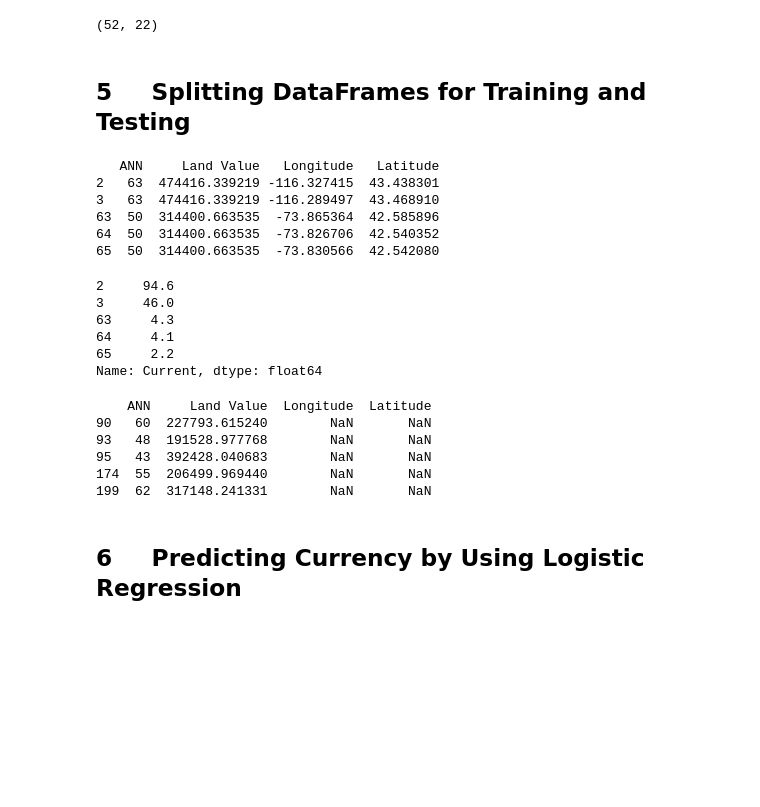
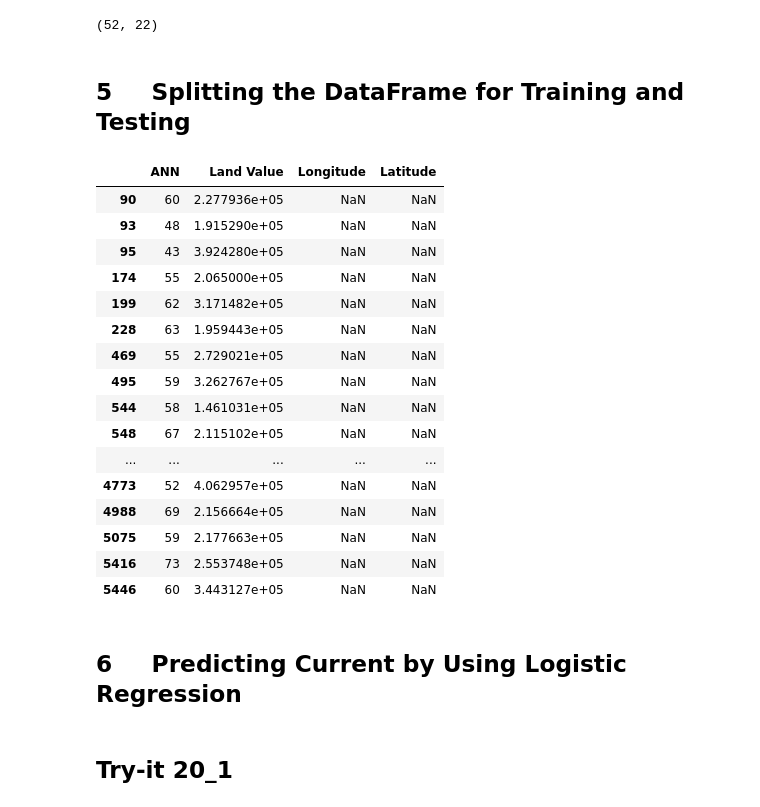
Before and after one commit to Nathan-Oyama-Personal/berkeley-ai, a Jupyter notebook: module20/eda.ipynb, the cells around one changed output. Saved outputs shown, nothing was run; the diff lists cells and outputs as text; code cells hidden in the pictures; blank space fills up the shorter version.

```diff
--- a/module20/eda.ipynb
+++ b/module20/eda.ipynb
@@ -412,5 +439,5 @@ print(df_solar.query('Current.isnull()').shape)
 # %% [output]
 (52, 22)
 # %% [markdown]
-## 5 &emsp; Splitting DataFrames for Training and Testing
+## 5 &emsp; Splitting the DataFrame for Training and Testing
 # %%
@@ -424,30 +457,23 @@ df_solar_X_test  \
     = df_solar_ml.query('Current.isnull()' ).drop(['Current'], axis=1)
-# %%
-print(df_solar_X_train.head())
-# %% [output]
-   ANN     Land Value   Longitude   Latitude
-2   63  474416.339219 -116.327415  43.438301
-3   63  474416.339219 -116.289497  43.468910
-63  50  314400.663535  -73.865364  42.585896
-64  50  314400.663535  -73.826706  42.540352
-65  50  314400.663535  -73.830566  42.542080
-# %%
-print(df_solar_y_train.head())
-# %% [output]
-2     94.6
-3     46.0
-63     4.3
-64     4.1
-65     2.2
-Name: Current, dtype: float64
-# %%
-print(df_solar_X_test.head())
-# %% [output]
-    ANN     Land Value  Longitude  Latitude
-90   60  227793.615240        NaN       NaN
-93   48  191528.977768        NaN       NaN
-95   43  392428.040683        NaN       NaN
-174  55  206499.969440        NaN       NaN
-199  62  317148.241331        NaN       NaN
+# %%
+X_predict
+# %% [output]
+|  | ANN | Land Value | Longitude | Latitude |
+| 90 | 60 | 2.277936e+05 | NaN | NaN |
+| 93 | 48 | 1.915290e+05 | NaN | NaN |
+| 95 | 43 | 3.924280e+05 | NaN | NaN |
+| 174 | 55 | 2.065000e+05 | NaN | NaN |
+| 199 | 62 | 3.171482e+05 | NaN | NaN |
+| 228 | 63 | 1.959443e+05 | NaN | NaN |
+| 469 | 55 | 2.729021e+05 | NaN | NaN |
+| 495 | 59 | 3.262767e+05 | NaN | NaN |
+| 544 | 58 | 1.461031e+05 | NaN | NaN |
+| 548 | 67 | 2.115102e+05 | NaN | NaN |
+| ... | ... | ... | ... | ... |
+| 4773 | 52 | 4.062957e+05 | NaN | NaN |
+| 4988 | 69 | 2.156664e+05 | NaN | NaN |
+| 5075 | 59 | 2.177663e+05 | NaN | NaN |
+| 5416 | 73 | 2.553748e+05 | NaN | NaN |
+| 5446 | 60 | 3.443127e+05 | NaN | NaN |
 # %% [markdown]
-## 6 &emsp; Predicting Currency by Using Logistic Regression
+## 6 &emsp; Predicting Current by Using Logistic Regression
@@ -453,0 +493,2 @@ print(df_solar_X_test.head())
+# %% [markdown]
+## Try-it 20_1
```
Also changed, not shown: parts of 17 cells of this notebook.
